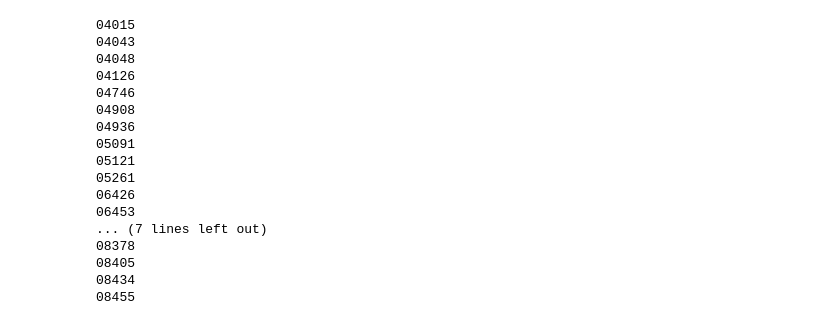
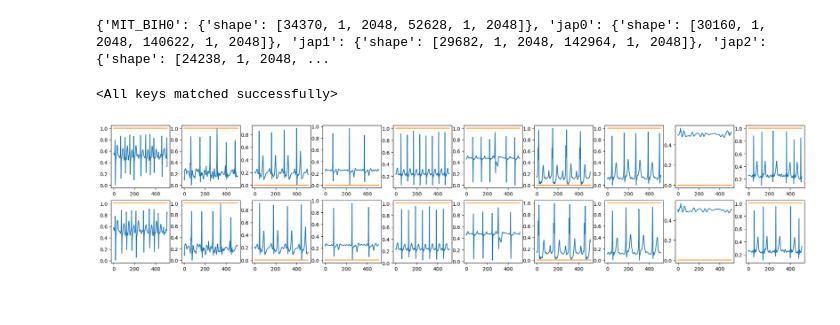
Before and after one commit to BartoszStarzyk/SN-AGH_AF-detection, a Jupyter notebook: train.ipynb, the cells around one changed output. Cells and saved outputs as stored; diff of their text form; code cells hidden in the pictures.

```diff
--- a/train.ipynb
+++ b/train.ipynb
@@ -65,0 +58,16 @@ class ECGDataset(Dataset):
+# %%
+import json
+def create_data_loader(db_names, params):
+  with open('Dataset2/metadata/metadata.json', 'r') as file:
+    md = json.load(file)
+  print(md)
+  X_paths = [f'Dataset/{db_name}_signals' for db_name in db_names]
+  Y_paths = [f'Dataset/{db_name}_labels' for db_name in db_names]
+  shapes = [md[db_name]["shape"] for db_name in db_names]
+  dataset = ConcatDataset([ECGDataset(xp, yp, shape) for xp, yp, shape in zip(X_paths, Y_paths, shapes)])
+  tr_loader = DataLoader(dataset, **params)
+  return tr_loader, dataset
+# %%
+train_loader_af_mb, ds_af_mb = create_data_loader(('MIT_BIH0', 'AF_long0', 'AF_long1', 'AF_long2', 'AF_long3', 'jap0', 'jap1', 'jap2', 'jap3', 'jap4', 'jap5'), params=TR_DL_PARAMS)
+# %% [output]
+{'MIT_BIH0': {'shape': [34370, 1, 2048, 52628, 1, 2048]}, 'jap0': {'shape': [30160, 1, 2048, 140622, 1, 2048]}, 'jap1': {'shape': [29682, 1, 2048, 142964, 1, 2048]}, 'jap2': {'shape': [24238, 1, 2048, ...
@@ -66 +189,38 @@ class ECGDataset(Dataset):
+# %%
+model = UNet1D(in_channels=1, out_channels=1).to(DEVICE)
+# criterion = nn.BCEWithLogitsLoss()
+criterion = CombinedBCEDiceLoss()
+optimizer = optim.Adam(model.parameters(), lr=LR)
+# %% [output]
+<All keys matched successfully>
+# %%
+import torchaudio
+import random
+
+def resample_batch(x, y):
+  random_fs = random.randint(96, 160)
+  R = torchaudio.transforms.Resample(128, random_fs)
+  x = torch.clip(R(x), min=0, max=1)
+  y = R(y) >= 0.5
+  divisable_len = x.shape[2] - x.shape[2] % 16
+  x = x[:, :, :divisable_len]
+  y = y[:, :, :divisable_len]
+  return x, y
+# %%
+# Test dataloadea
+x, y = next(iter(train_loader_af_mb))
+fig, ax = plt.subplots(2, 10, figsize=(25, 5))
+
+for j in range(10):
+  ax[0, j].plot(x.cpu()[j, 0, :512])
+  ax[0, j].plot(y.cpu()[j, 0, :512])
+
+a, b = resample_batch(x, y)
+
+for j in range(10):
+  ax[1, j].plot(a.cpu()[j, 0, :512])
+  ax[1, j].plot(b.cpu()[j, 0, :512])
+plt.show()
+# %% [output]
+[figure, added]
 # %%
@@ -116,25 +242,0 @@ def load_data(record_names, af_symbols=['(AFIB'], segment_length=sequence_length
-# %%
-# Load data
-excluded_records = ['00735', '03665']
-db_path = './files/'
-record_names = np.loadtxt(db_path + 'RECORDS', dtype=str)
-record_names = [name for name in record_names if name not in excluded_records]
-X, y = load_data(record_names)
-# %% [output]
-04015
-04043
-04048
-04126
-04746
-04908
-04936
-05091
-05121
-05261
-06426
-06453
-... (7 lines left out)
-08378
-08405
-08434
-08455
```
Also changed, not shown: parts of 25 cells of this notebook, 1 other file.
